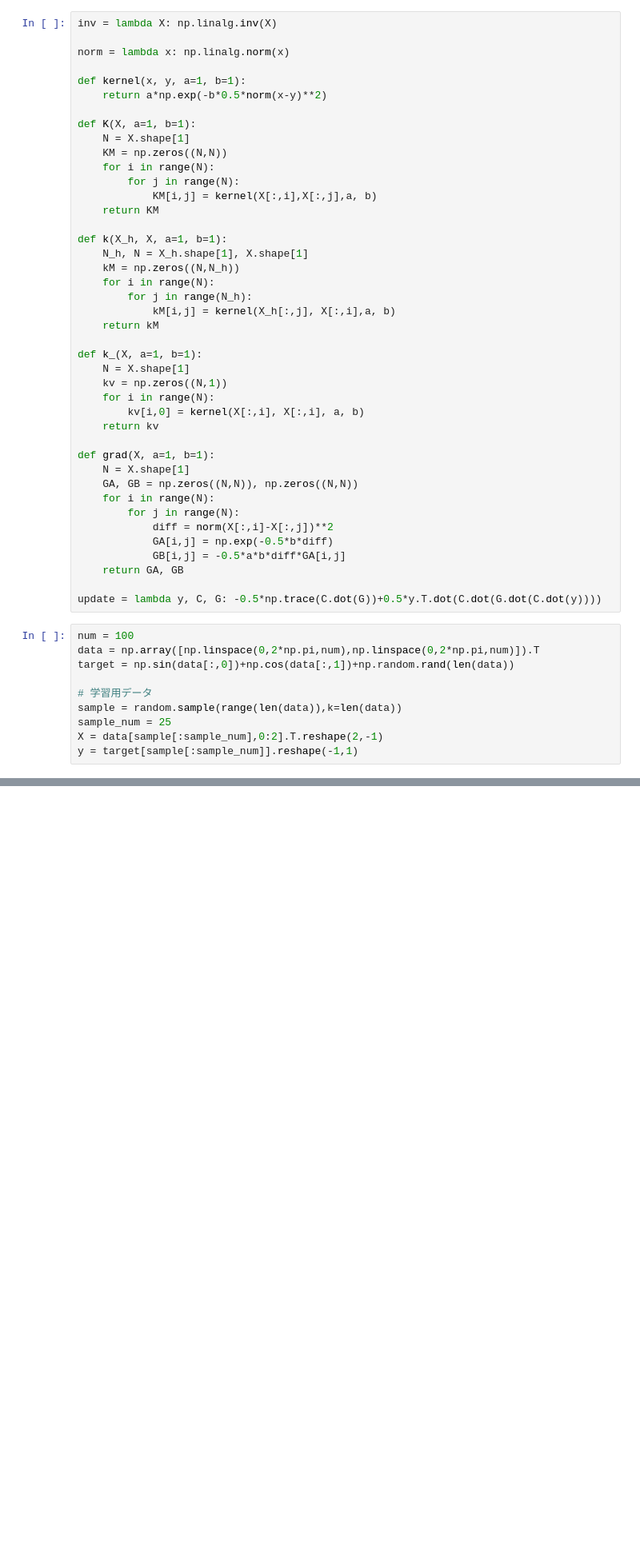
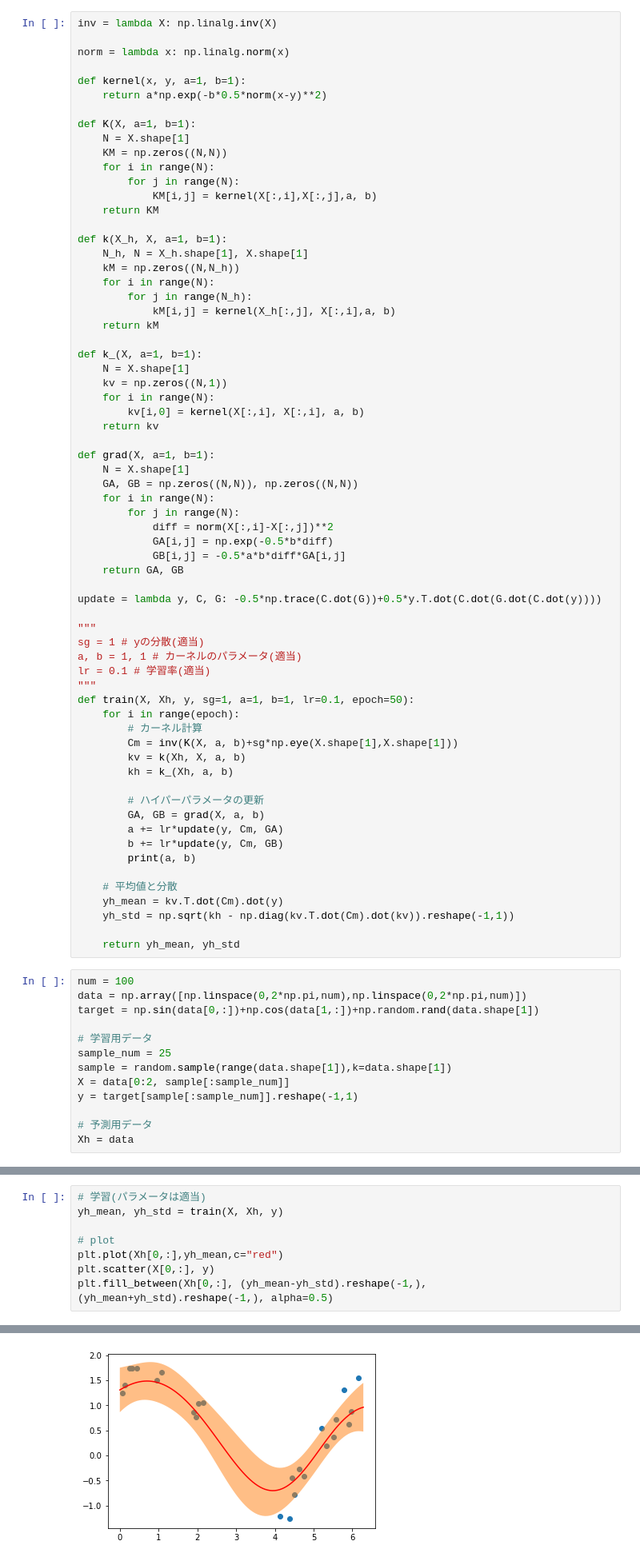
Before and after one commit to uema/gp-scratch, a Jupyter notebook: gp-scratch_hyp.ipynb, the cells around one changed output, grey strips where cells are left out. Shown: that part at 80% size. Cells and saved outputs as stored; diff of their text form; blank space fills up the shorter version.

```diff
--- a/gp-scratch_hyp.ipynb
+++ b/gp-scratch_hyp.ipynb
@@ -52,13 +52,40 @@ def grad(X, a=1, b=1):
     return GA, GB
 
 update = lambda y, C, G: -0.5*np.trace(C.dot(G))+0.5*y.T.dot(C.dot(G.dot(C.dot(y))))
+
+"""
+sg = 1 # yの分散(適当)
+a, b = 1, 1 # カーネルのパラメータ(適当)
+lr = 0.1 # 学習率(適当)
+"""
+def train(X, Xh, y, sg=1, a=1, b=1, lr=0.1, epoch=50):
+    for i in range(epoch):
+        # カーネル計算
+        Cm = inv(K(X, a, b)+sg*np.eye(X.shape[1],X.shape[1]))
+        kv = k(Xh, X, a, b)
+        kh = k_(Xh, a, b)
+
+        # ハイパーパラメータの更新
+        GA, GB = grad(X, a, b)
+        a += lr*update(y, Cm, GA)
+        b += lr*update(y, Cm, GB)
+        print(a, b)
+
+    # 平均値と分散
+    yh_mean = kv.T.dot(Cm).dot(y)
+    yh_std = np.sqrt(kh - np.diag(kv.T.dot(Cm).dot(kv)).reshape(-1,1))
+
+    return yh_mean, yh_std
 # %%
 num = 100
-data = np.array([np.linspace(0,2*np.pi,num),np.linspace(0,2*np.pi,num)]).T
-target = np.sin(data[:,0])+np.cos(data[:,1])+np.random.rand(len(data))
+data = np.array([np.linspace(0,2*np.pi,num),np.linspace(0,2*np.pi,num)])
+target = np.sin(data[0,:])+np.cos(data[1,:])+np.random.rand(data.shape[1])
 
 # 学習用データ
-sample = random.sample(range(len(data)),k=len(data))
 sample_num = 25
-X = data[sample[:sample_num],0:2].T.reshape(2,-1)
+sample = random.sample(range(data.shape[1]),k=data.shape[1])
+X = data[0:2, sample[:sample_num]]
 y = target[sample[:sample_num]].reshape(-1,1)
+
+# 予測用データ
+Xh = data
@@ -113,0 +92,9 @@ plt.fill_between(X_h[0,:], (yh_mean-yh_std).reshape(-1,), (yh_mean+yh_std).resha
+# %%
+# 学習(パラメータは適当)
+yh_mean, yh_std = train(X, Xh, y)
+
+# plot
+plt.plot(Xh[0,:],yh_mean,c="red")
+plt.scatter(X[0,:], y)
+plt.fill_between(Xh[0,:], (yh_mean-yh_std).reshape(-1,), (yh_mean+yh_std).reshape(-1,), alpha=0.5)
+# %% [output]
@@ -113,0 +119 @@ plt.fill_between(X_h[0,:], (yh_mean-yh_std).reshape(-1,), (yh_mean+yh_std).resha
+[figure, added]
```
Also changed, not shown: parts of 6 cells of this notebook.
